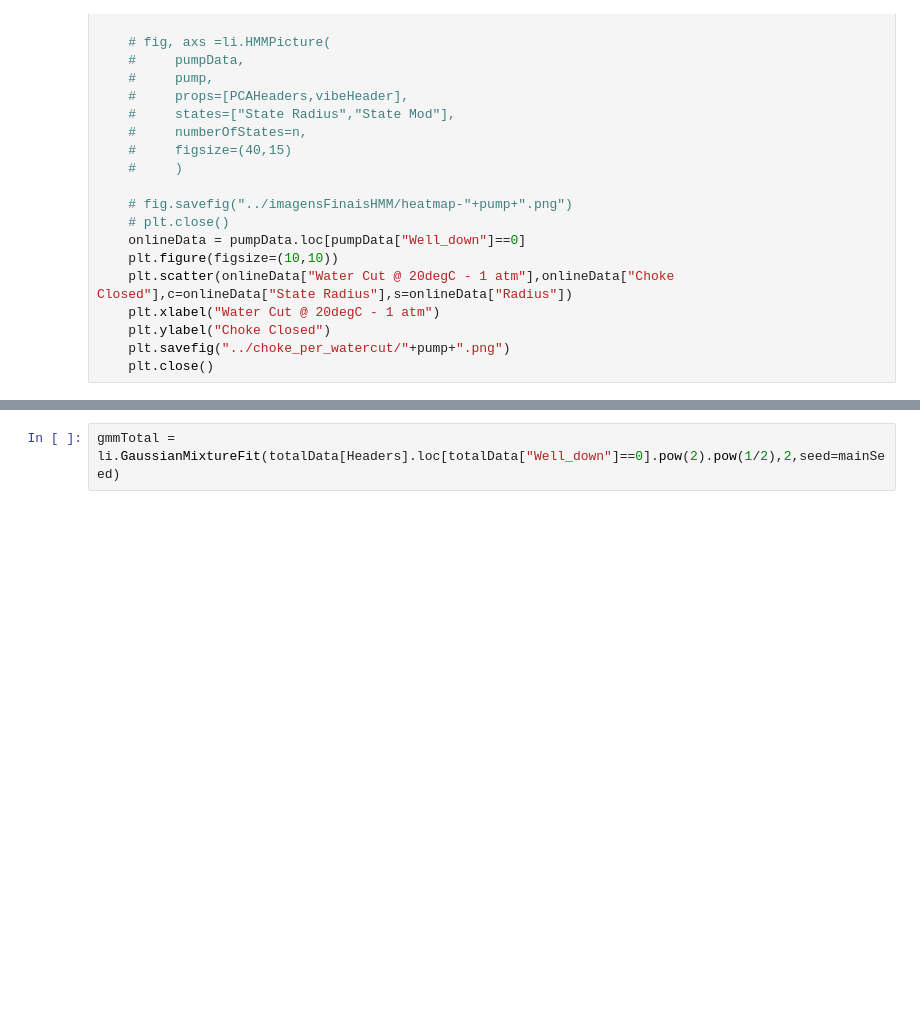
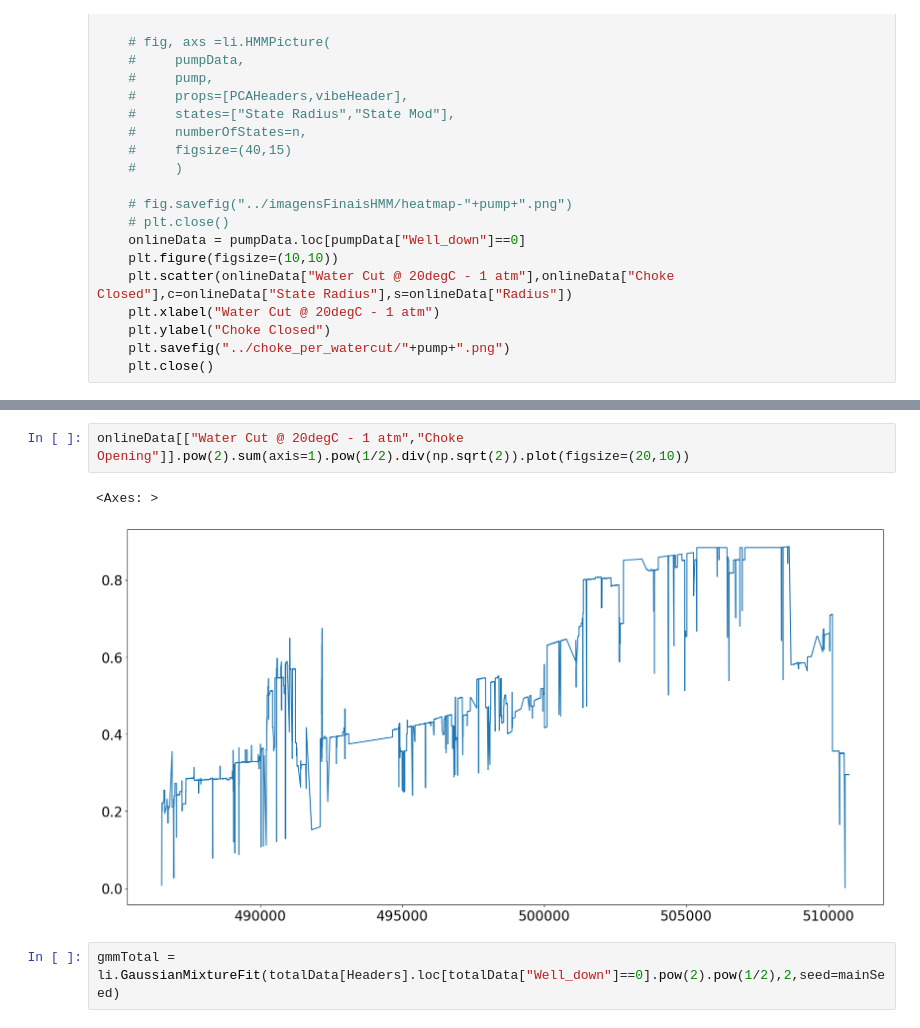
Before and after one commit to RL2-SP3/LISSA, a Jupyter notebook: examples/analise_modelos_hmm_direta.ipynb, the cells around one changed output, grey strips where cells are left out. Drawn from its saved outputs; the diff is of its cells as text; blank space fills up the shorter version.

```diff
--- a/examples/analise_modelos_hmm_direta.ipynb
+++ b/examples/analise_modelos_hmm_direta.ipynb
@@ -250,3 +212,8 @@ Text(0, 0.5, 'Choke Closed')
+# %%
+onlineData[["Water Cut @ 20degC - 1 atm","Choke Opening"]].pow(2).sum(axis=1).pow(1/2).div(np.sqrt(2)).plot(figsize=(20,10))
+# %% [output]
+<Axes: >
+[figure, added]
 # %%
 gmmTotal = li.GaussianMixtureFit(totalData[Headers].loc[totalData["Well_down"]==0].pow(2).pow(1/2),2,seed=mainSeed)
 # %% [output]
```
Also changed, not shown: parts of 6 cells of this notebook, 3 other files.
